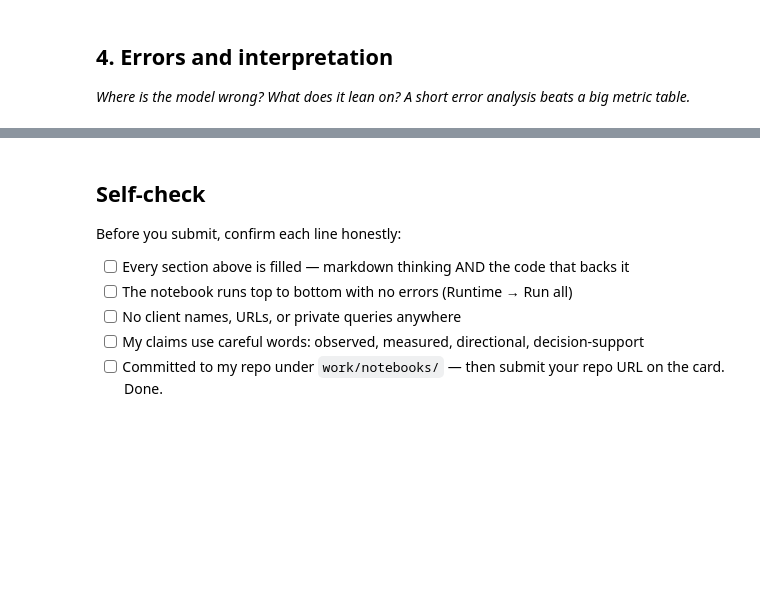
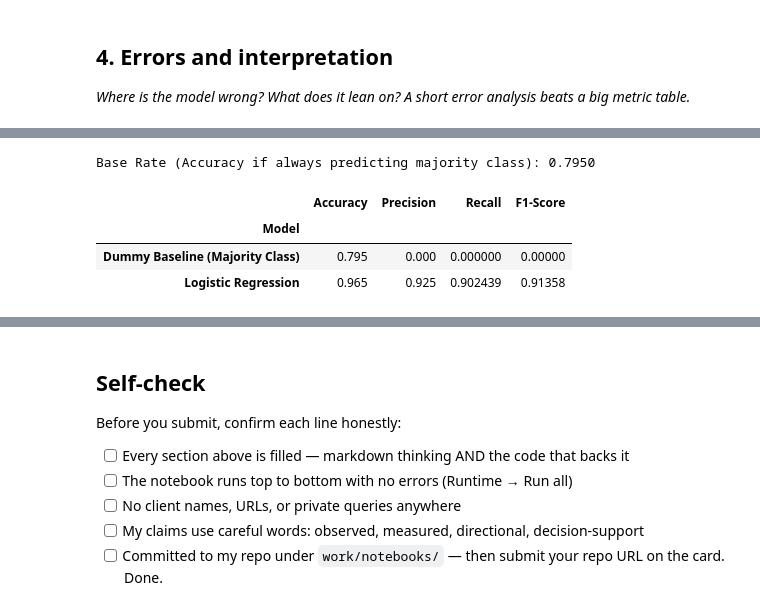
Before and after one commit to Faizan-Hussain-Dev/FlyrankMainAssignment, a Jupyter notebook: work/notebooks/w05_model.ipynb, the cells around one changed output, grey strips where cells are left out. Drawn from its saved outputs; the diff is of its cells as text; code cells hidden in the pictures; blank space fills up the shorter version.

```diff
--- a/work/notebooks/w05_model.ipynb
+++ b/work/notebooks/w05_model.ipynb
@@ -36,0 +148,36 @@ This skeleton is yours to fill. Work the sections **in order** — each one has
+# %%
+# Define evaluation function
+def evaluate_model(y_true, y_pred, model_name):
+    acc = accuracy_score(y_true, y_pred)
+    prec = precision_score(y_true, y_pred, zero_division=0)
+    rec = recall_score(y_true, y_pred, zero_division=0)
+    f1 = f1_score(y_true, y_pred, zero_division=0)
+    return {'Model': model_name, 'Accuracy': acc, 'Precision': prec, 'Recall': rec, 'F1-Score': f1}
+
+# 1. Calculate Base Rate
+# For binary classification, the base rate is the proportion of the majority class.
+majority_class = pd.Series(y_test).value_counts().index[0]
+base_rate_accuracy = pd.Series(y_test).value_counts(normalize=True).max()
+
+# 2. Dummy Baseline: Predict the majority class
+y_pred_baseline = np.full_like(y_test, majority_class)
+baseline_metrics = evaluate_model(y_test, y_pred_baseline, 'Dummy Baseline (Majority Class)')
+
+# 3. Train Logistic Regression Model
+model = LogisticRegression(random_state=42, solver='liblinear') # 'liblinear' is good for small datasets and binary targets
+model.fit(X_train, y_train)
+y_pred_lr = model.predict(X_test)
+
+lr_metrics = evaluate_model(y_test, y_pred_lr, 'Logistic Regression')
+
+# Create Comparison Table
+comparison_df = pd.DataFrame([baseline_metrics, lr_metrics])
+
+print(f"Base Rate (Accuracy if always predicting majority class): {base_rate_accuracy:.4f}\n")
+display(comparison_df.set_index('Model'))
+# %% [output]
+Base Rate (Accuracy if always predicting majority class): 0.7950
+|  | Accuracy | Precision | Recall | F1-Score |
+| Model |  |  |  |  |
+| Dummy Baseline (Majority Class) | 0.795 | 0.000 | 0.000000 | 0.00000 |
+| Logistic Regression | 0.965 | 0.925 | 0.902439 | 0.91358 |
```
Also changed, not shown: parts of 12 cells of this notebook.
